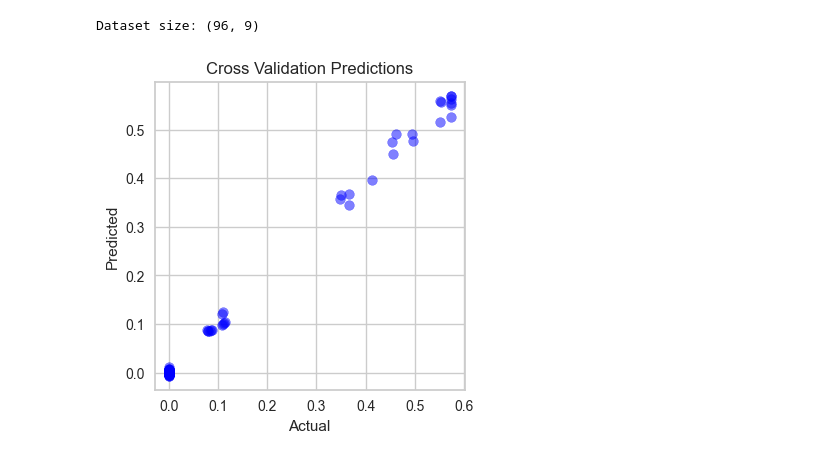
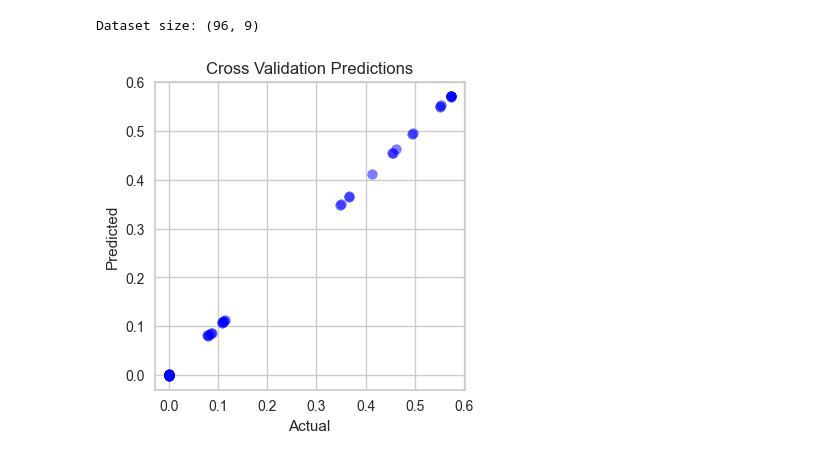
Before and after one commit to costasmexis/straindesignXAI, a Jupyter notebook: notebooks/test.ipynb, the cells around one changed output. Saved outputs shown, nothing was run; the diff lists cells and outputs as text; code cells hidden in the pictures.

```diff
--- a/notebooks/test.ipynb
+++ b/notebooks/test.ipynb
@@ -1,28 +1,27 @@
 # %%
 import sys
 
 sys.path.append('../')
 
 import pandas as pd
 import numpy as np
 from sklearn.model_selection import RandomizedSearchCV
 from xgboost import XGBRegressor
 
 from straindesignxai.main import DataLoader
 
 path = '../data/EDD_isoprenol_production.csv'
 
 input_var = ['ACCOAC', 'MDH', 'PTAr', 'CS', 'ACACT1r', 'PPC', 'PPCK', 'PFL']
 response_var = ['Value']
 
 d = DataLoader(path, input_var, response_var)
+
+d.train_xgb(n_iter=500)
+d.plot_R2()
 # %% [output]
 Dataset size: (96, 9)
+[figure, added]
-# %%
-d.train_xgb()
-d.plot_R2()
-# %% [output]
-[figure, removed]
 # %%
 d.get_shap_values()
 # %% [output]
```
Also changed, not shown: parts of 5 cells of this notebook, 1 other file.
